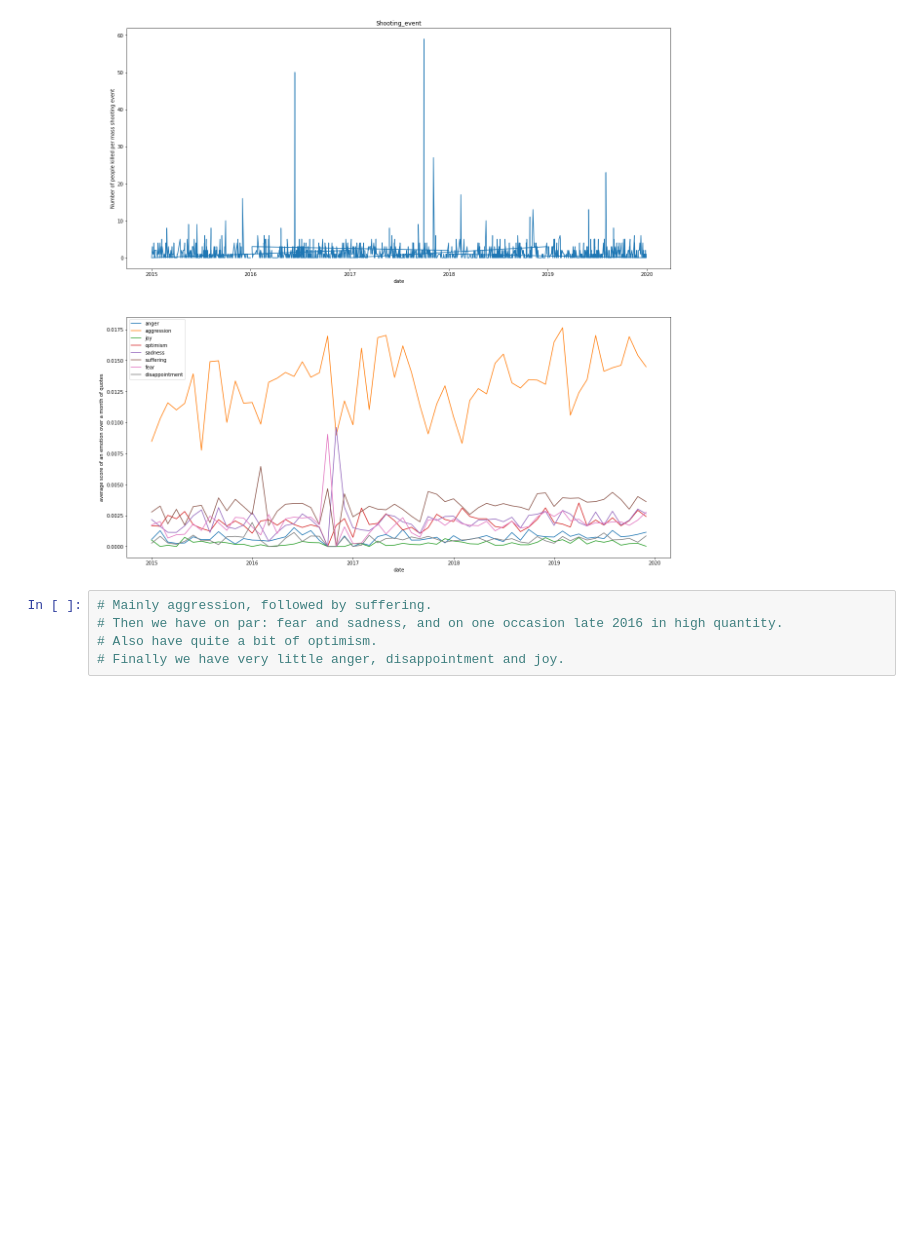
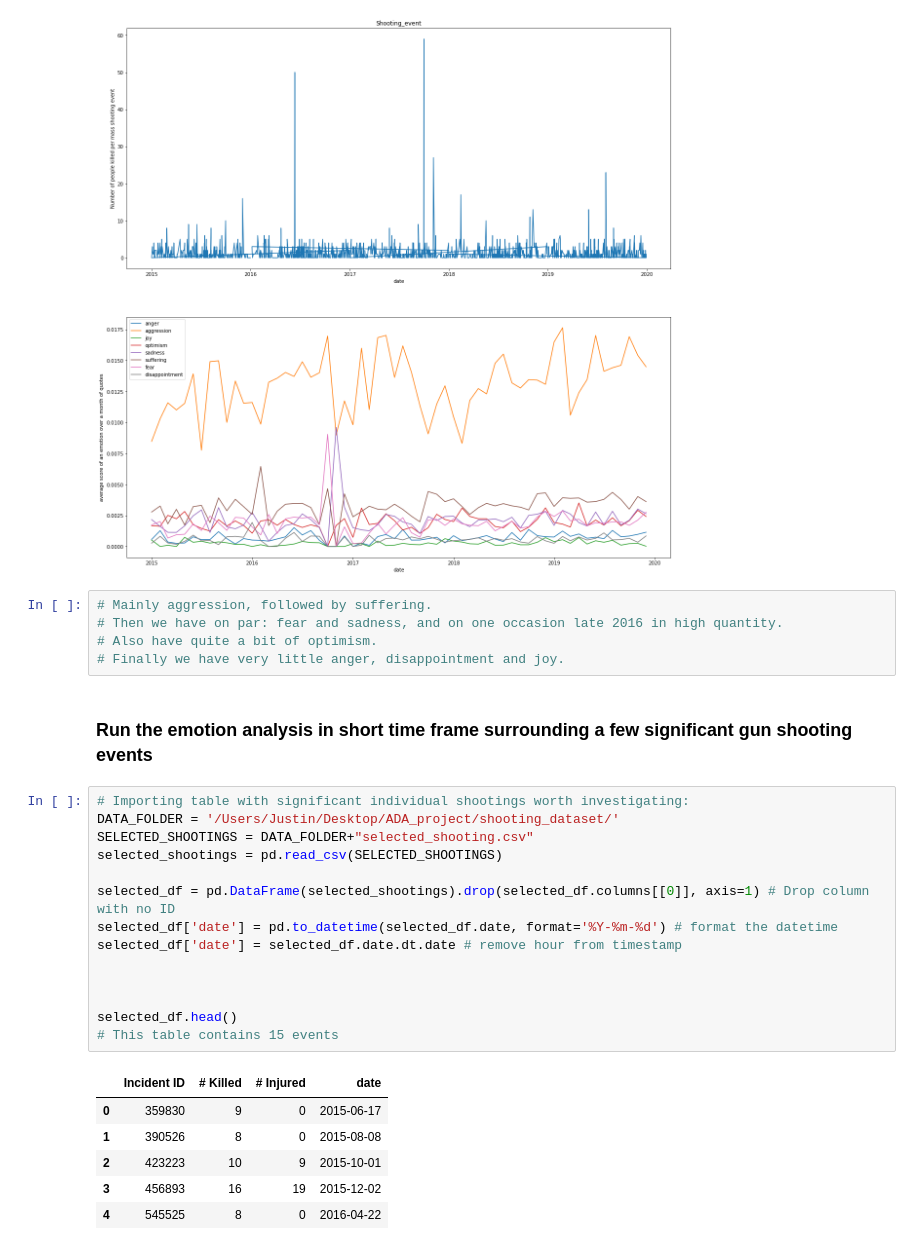
Before and after one commit to epfl-ada/ada-2021-project-lejt, a Jupyter notebook: Emotion extraction.ipynb, the cells around one changed output. Cells and saved outputs as stored; diff of their text form; blank space fills up the shorter version.

```diff
--- a/Emotion extraction.ipynb
+++ b/Emotion extraction.ipynb
@@ -162,3 +171,26 @@ ax[1].legend();
 # Then we have on par: fear and sadness, and on one occasion late 2016 in high quantity.
 # Also have quite a bit of optimism.
 # Finally we have very little anger, disappointment and joy.
+# %% [markdown]
+### Run the emotion analysis in short time frame surrounding a few significant gun shooting events
+# %%
+# Importing table with significant individual shootings worth investigating:
+DATA_FOLDER = '/Users/Justin/Desktop/ADA_project/shooting_dataset/'
+SELECTED_SHOOTINGS = DATA_FOLDER+"selected_shooting.csv"
+selected_shootings = pd.read_csv(SELECTED_SHOOTINGS)
+
+selected_df = pd.DataFrame(selected_shootings).drop(selected_df.columns[[0]], axis=1) # Drop column with no ID
+selected_df['date'] = pd.to_datetime(selected_df.date, format='%Y-%m-%d') # format the datetime
+selected_df['date'] = selected_df.date.dt.date # remove hour from timestamp
+
+
+
+selected_df.head()
+# This table contains 15 events
+# %% [output]
+|  | Incident ID | # Killed | # Injured | date |
+| 0 | 359830 | 9 | 0 | 2015-06-17 |
+| 1 | 390526 | 8 | 0 | 2015-08-08 |
+| 2 | 423223 | 10 | 9 | 2015-10-01 |
+| 3 | 456893 | 16 | 19 | 2015-12-02 |
+| 4 | 545525 | 8 | 0 | 2016-04-22 |
```
Also changed, not shown: parts of 6 cells of this notebook.
